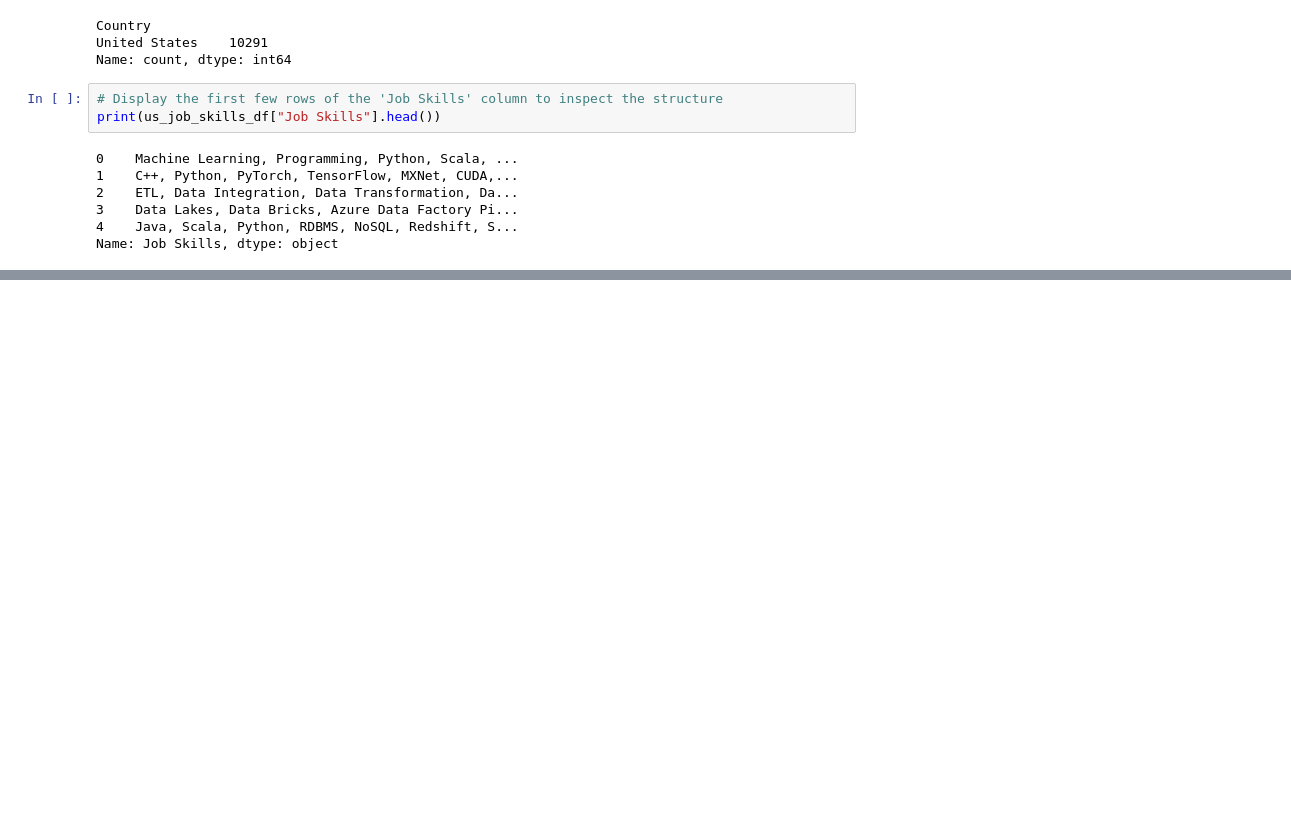
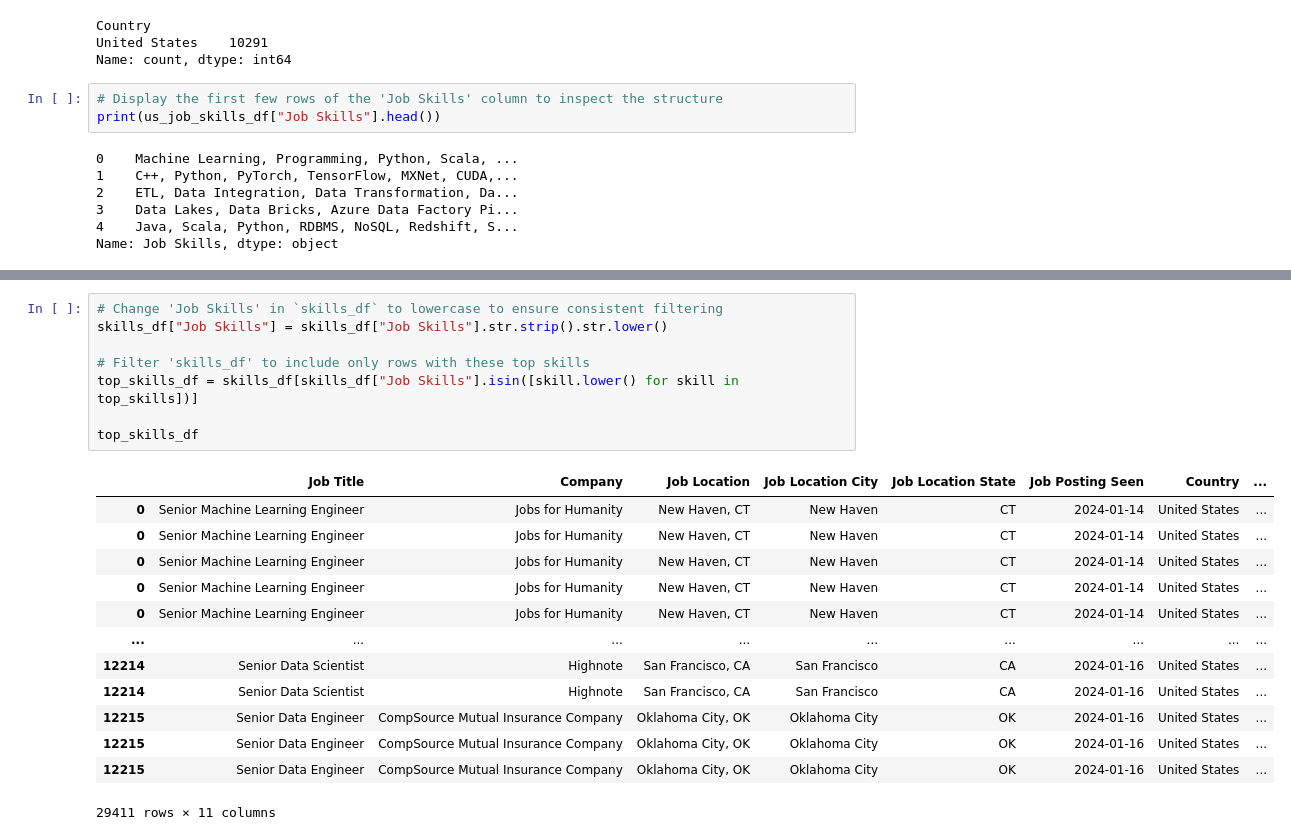
Before and after one commit to aferrodelgado/project-3, a Jupyter notebook: Data Science Job Postings & Skills 2024 Analysis.ipynb, the cells around one changed output, grey strips where cells are left out. Saved outputs shown, nothing was run; the diff lists cells and outputs as text; blank space fills up the shorter version.

```diff
--- a/Data Science Job Postings & Skills 2024 Analysis.ipynb
+++ b/Data Science Job Postings & Skills 2024 Analysis.ipynb
@@ -182,0 +205,22 @@ Name: count, dtype: int64
+# %%
+# Change 'Job Skills' in `skills_df` to lowercase to ensure consistent filtering
+skills_df["Job Skills"] = skills_df["Job Skills"].str.strip().str.lower()
+
+# Filter 'skills_df' to include only rows with these top skills
+top_skills_df = skills_df[skills_df["Job Skills"].isin([skill.lower() for skill in top_skills])]
+
+top_skills_df
+# %% [output]
+|  | Job Title | Company | Job Location | Job Location City | Job Location State | Job Posting Seen | Country | ... |
+| 0 | Senior Machine Learning Engineer | Jobs for Humanity | New Haven, CT | New Haven | CT | 2024-01-14 | United States | ... |
+| 0 | Senior Machine Learning Engineer | Jobs for Humanity | New Haven, CT | New Haven | CT | 2024-01-14 | United States | ... |
+| 0 | Senior Machine Learning Engineer | Jobs for Humanity | New Haven, CT | New Haven | CT | 2024-01-14 | United States | ... |
+| 0 | Senior Machine Learning Engineer | Jobs for Humanity | New Haven, CT | New Haven | CT | 2024-01-14 | United States | ... |
+| 0 | Senior Machine Learning Engineer | Jobs for Humanity | New Haven, CT | New Haven | CT | 2024-01-14 | United States | ... |
+| ... | ... | ... | ... | ... | ... | ... | ... | ... |
+| 12214 | Senior Data Scientist | Highnote | San Francisco, CA | San Francisco | CA | 2024-01-16 | United States | ... |
+| 12214 | Senior Data Scientist | Highnote | San Francisco, CA | San Francisco | CA | 2024-01-16 | United States | ... |
+| 12215 | Senior Data Engineer | CompSource Mutual Insurance Company | Oklahoma City, OK | Oklahoma City | OK | 2024-01-16 | United States | ... |
+| 12215 | Senior Data Engineer | CompSource Mutual Insurance Company | Oklahoma City, OK | Oklahoma City | OK | 2024-01-16 | United States | ... |
+| 12215 | Senior Data Engineer | CompSource Mutual Insurance Company | Oklahoma City, OK | Oklahoma City | OK | 2024-01-16 | United States | ... |
+29411 rows × 11 columns
```
Also changed, not shown: parts of 8 cells of this notebook, 3 other files.
